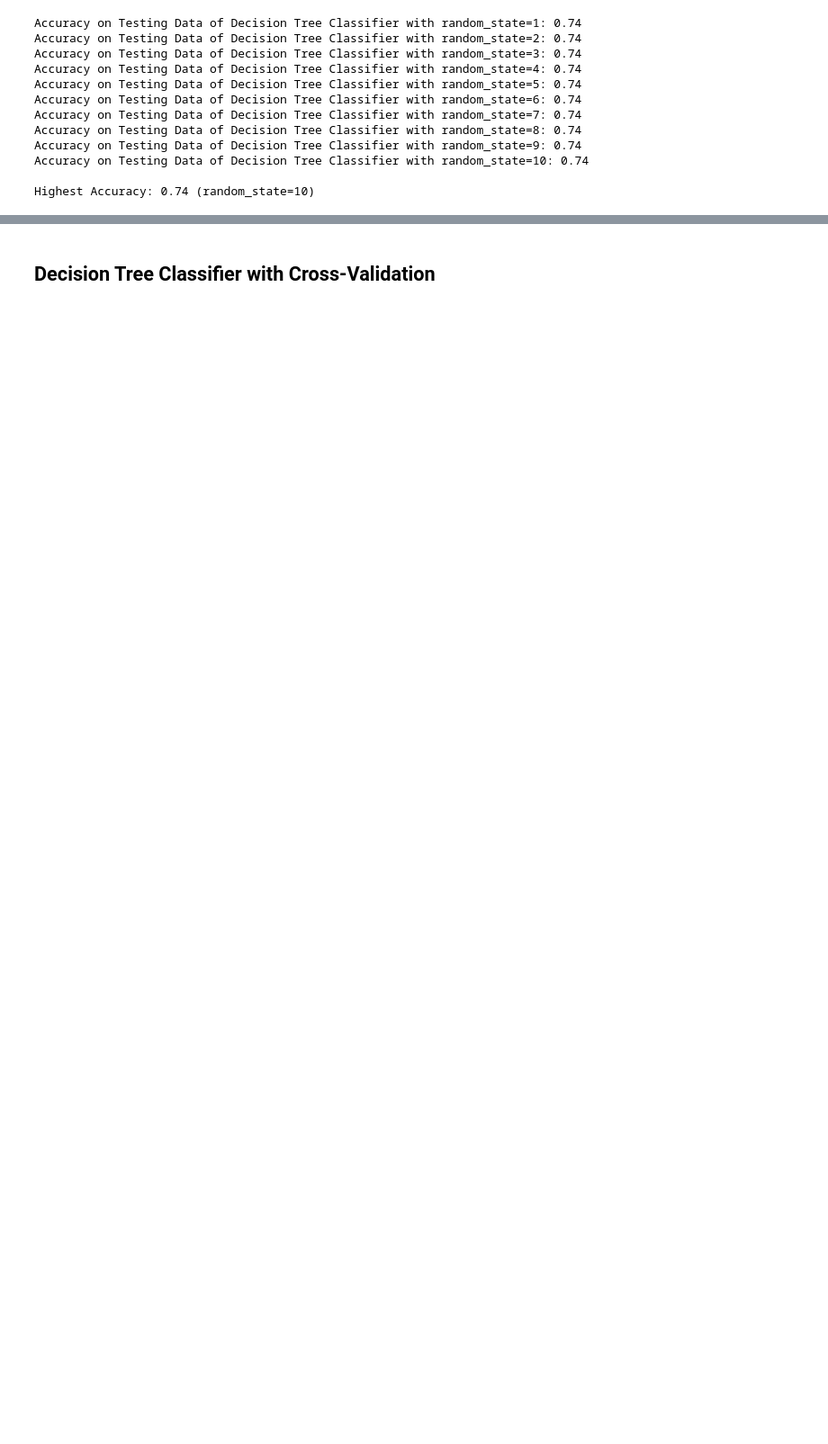
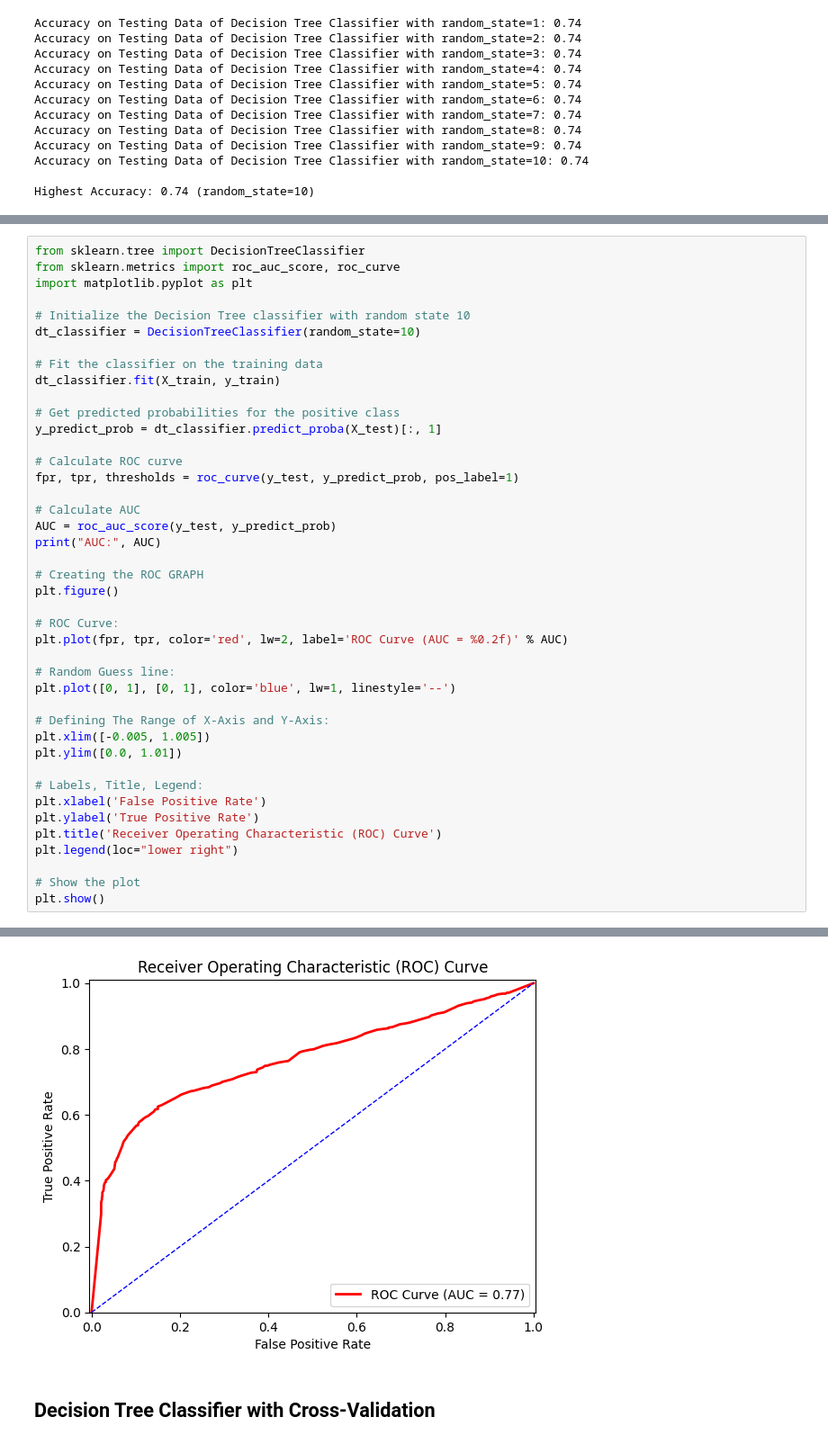
Before and after one commit to 248KMB/SpaceShipTatanic-Project, a Jupyter notebook: MAIN_CS4661_PROJECT_(1).ipynb, the cells around one changed output, grey strips where cells are left out. Shown at 90% size. Cells and saved outputs as stored; diff of their text form; blank space fills up the shorter version.

```diff
--- a/MAIN_CS4661_PROJECT_(1).ipynb
+++ b/MAIN_CS4661_PROJECT_(1).ipynb
@@ -436,0 +644,43 @@ Highest Accuracy: 0.74 (random_state=10)
+# %%
+from sklearn.tree import DecisionTreeClassifier
+from sklearn.metrics import roc_auc_score, roc_curve
+import matplotlib.pyplot as plt
+
+# Initialize the Decision Tree classifier with random state 10
+dt_classifier = DecisionTreeClassifier(random_state=10)
+
+# Fit the classifier on the training data
+dt_classifier.fit(X_train, y_train)
+
+# Get predicted probabilities for the positive class
+y_predict_prob = dt_classifier.predict_proba(X_test)[:, 1]
+
+# Calculate ROC curve
+fpr, tpr, thresholds = roc_curve(y_test, y_predict_prob, pos_label=1)
+
+# Calculate AUC
+AUC = roc_auc_score(y_test, y_predict_prob)
+print("AUC:", AUC)
+
+# Creating the ROC GRAPH
+plt.figure()
+
+# ROC Curve:
+plt.plot(fpr, tpr, color='red', lw=2, label='ROC Curve (AUC = %0.2f)' % AUC)
+
+# Random Guess line:
+plt.plot([0, 1], [0, 1], color='blue', lw=1, linestyle='--')
+
+# Defining The Range of X-Axis and Y-Axis:
+plt.xlim([-0.005, 1.005])
+plt.ylim([0.0, 1.01])
+
+# Labels, Title, Legend:
+plt.xlabel('False Positive Rate')
+plt.ylabel('True Positive Rate')
+plt.title('Receiver Operating Characteristic (ROC) Curve')
+plt.legend(loc="lower right")
+
+# Show the plot
+plt.show()
+# %% [output]
@@ -437,3 +688,4 @@ Highest Accuracy: 0.74 (random_state=10)
+[figure, added]
 # %% [markdown]
 ## Decision Tree Classifier with **Cross-Validation**
 # %%
```
Also changed, not shown: parts of 58 cells of this notebook.
